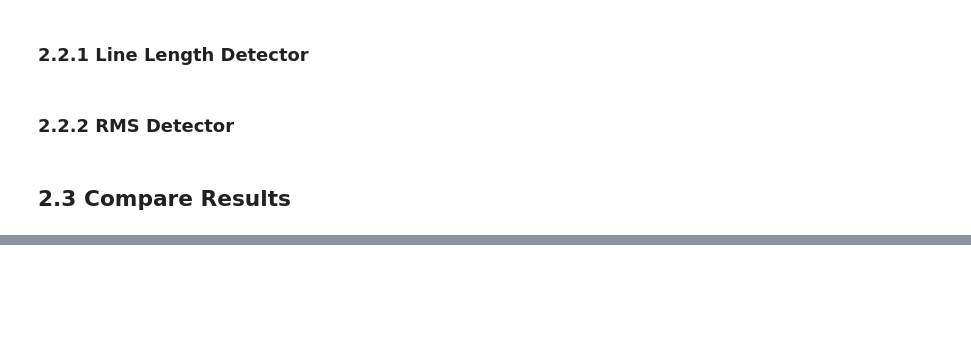
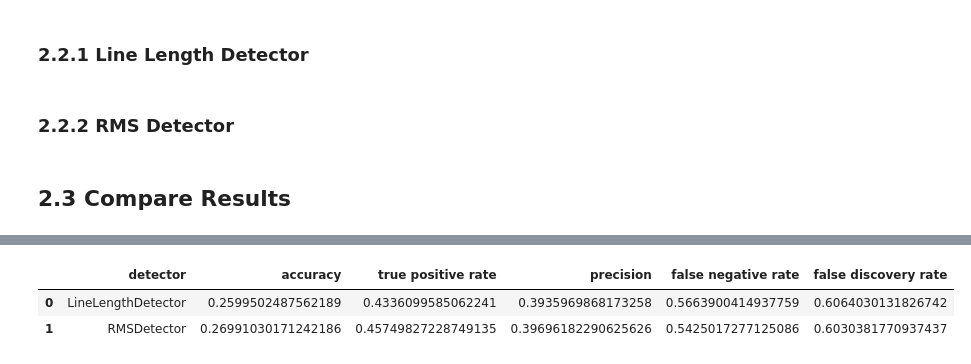
Before and after one commit to mne-tools/mne-hfo, a Jupyter notebook: docs/tutorials/basic_compute_hfos.ipynb, the cells around one changed output, grey strips where cells are left out. Cells and saved outputs as stored; diff of their text form; code cells hidden in the pictures; blank space fills up the shorter version.

```diff
--- a/docs/tutorials/basic_compute_hfos.ipynb
+++ b/docs/tutorials/basic_compute_hfos.ipynb
@@ -453 +476,4 @@ plotting channels with HFO events detected in the original publication in color.
+# %%
+%%capture
+raw = convert_to_bipolar(raw)
 # %% [markdown]
@@ -491,6 +535,7 @@ kwargs = {
 }
 ll_detector = LineLengthDetector(**kwargs)
 # %%
+%%capture
 # Detect HFOs in the raw data using the LineLengthDetector method.
 # Return the class object with HFOs added
 ll_detector = ll_detector.fit(raw)
@@ -500,7 +545,7 @@ ll_chs_hfo_dict = ll_detector.chs_hfos_
 # nCh x nWin ndarray where each value is the line-length of the data window per channel
 ll_hfo_event_array = ll_detector.hfo_event_arr_
 # Pandas dataframe containing onset, duration, sample trial, and trial type per HFO
-ll_hfo_df = ll_detector.df
+ll_hfo_df = ll_detector.df_
 # %% [markdown]
 ### 2.2.2 RMS Detector
 # %%
@@ -514,11 +559,12 @@ kwargs = {
 }
 rms_detector = RMSDetector(**kwargs)
 # %%
+%%capture
 # Detect HFOs in the raw data using the RMSDetector method.
 rms_detector = rms_detector.fit(raw)
 
 rms_chs_hfo_dict = rms_detector.chs_hfos_
 rms_hfo_event_array = rms_detector.hfo_event_arr_
-rms_hfo_df = rms_detector.df
+rms_hfo_df = rms_detector.df_
 # %% [markdown]
 ## 2.3 Compare Results
@@ -606,0 +574,39 @@ def calculate_events_per_min(raw, events):
+# %%
+def scores_to_df(score_dict):
+    df = pd.DataFrame(columns=['detector', 'accuracy', 'true positive rate', 'precision', 'false negative rate', 'false discovery rate'])
+    for detector_name, scores in score_dict.items():
+        to_append = [detector_name]
+        [to_append.append(str(score)) for score in scores]
+        append_series = pd.Series(to_append, index = df.columns)
+        df = df.append(append_series, ignore_index=True)
+    return df
+# %%
+# Note: Since we are computing every score at once, we take a shortcut by calling the internal
+# function _compute_score_data, which gives the number of true positives, false positives,
+# and false negatives. There are no true negatives in this dataset
+
+# Gold standard vs LineLengthDetector
+scores_dict = {}
+tp, fp, fn = _compute_score_data(gs_df, ll_hfo_df, method="match-total")
+acc_ll = tp / (tp + fp + fn)
+tpr_ll = tp / (tp + fn)
+prec_ll = tp / (tp + fp)
+fnr_ll = fn / (fn + tp)
+fdr_ll = fp / (fp + tp)
+scores_dict["LineLengthDetector"] = [acc_ll, tpr_ll, prec_ll, fnr_ll, fdr_ll]
+
+# Gold standard vs RMSDetector
+tp, fp, fn = _compute_score_data(gs_df, rms_hfo_df, method="match-total")
+acc_rms = tp / (tp + fp + fn)
+tpr_rms = tp / (tp + fn)
+prec_rms = tp / (tp + fp)
+fnr_rms = fn / (fn + tp)
+fdr_rms = fp / (fp + tp)
+scores_dict["RMSDetector"] = [acc_rms, tpr_rms, prec_rms, fnr_rms, fdr_rms]
+
+scores_df = scores_to_df(scores_dict)
+scores_df
+# %% [output]
+|  | detector | accuracy | true positive rate | precision | false negative rate | false discovery rate |
+| 0 | LineLengthDetector | 0.2599502487562189 | 0.4336099585062241 | 0.3935969868173258 | 0.5663900414937759 | 0.6064030131826742 |
+| 1 | RMSDetector | 0.26991030171242186 | 0.45749827228749135 | 0.39696182290625626 | 0.5425017277125086 | 0.6030381770937437 |
```
Also changed, not shown: parts of 36 cells of this notebook.
